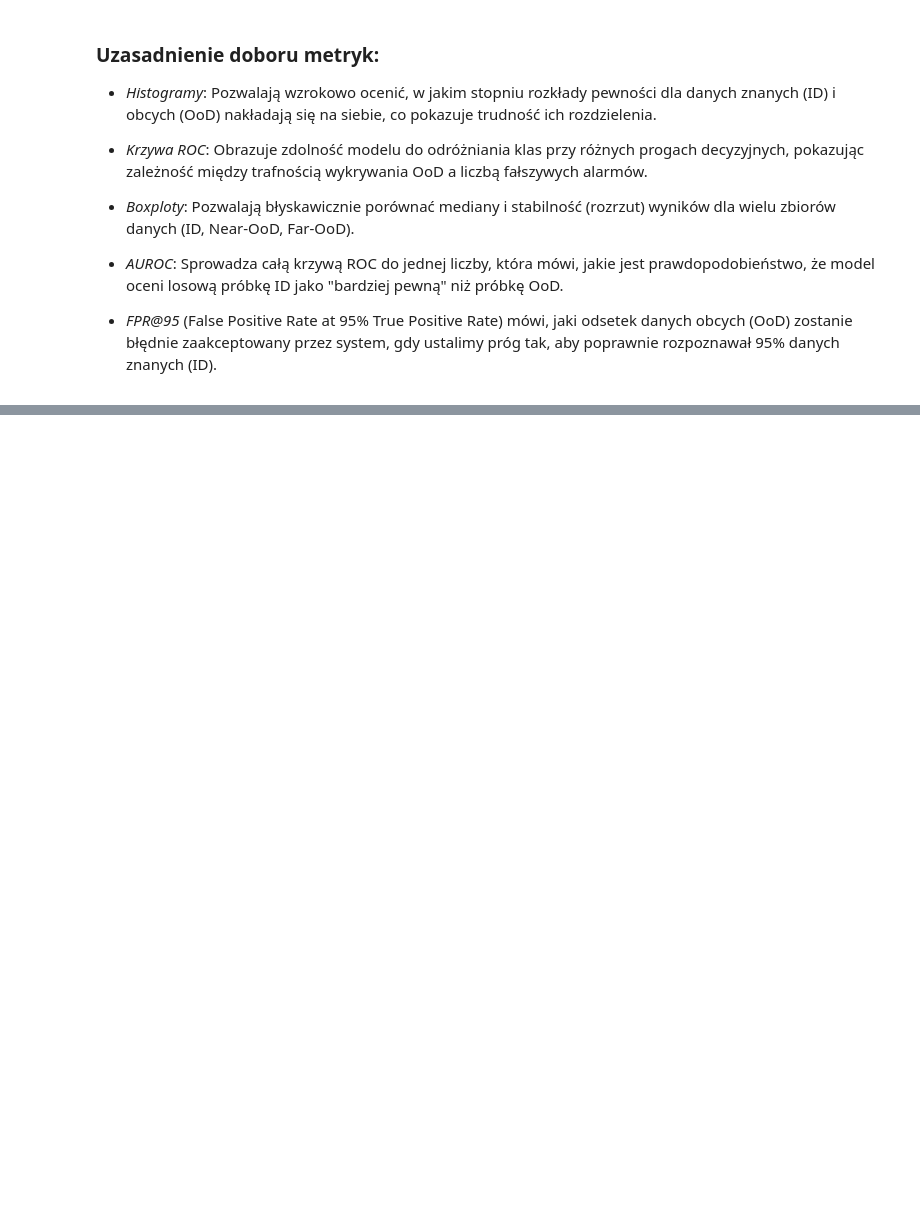
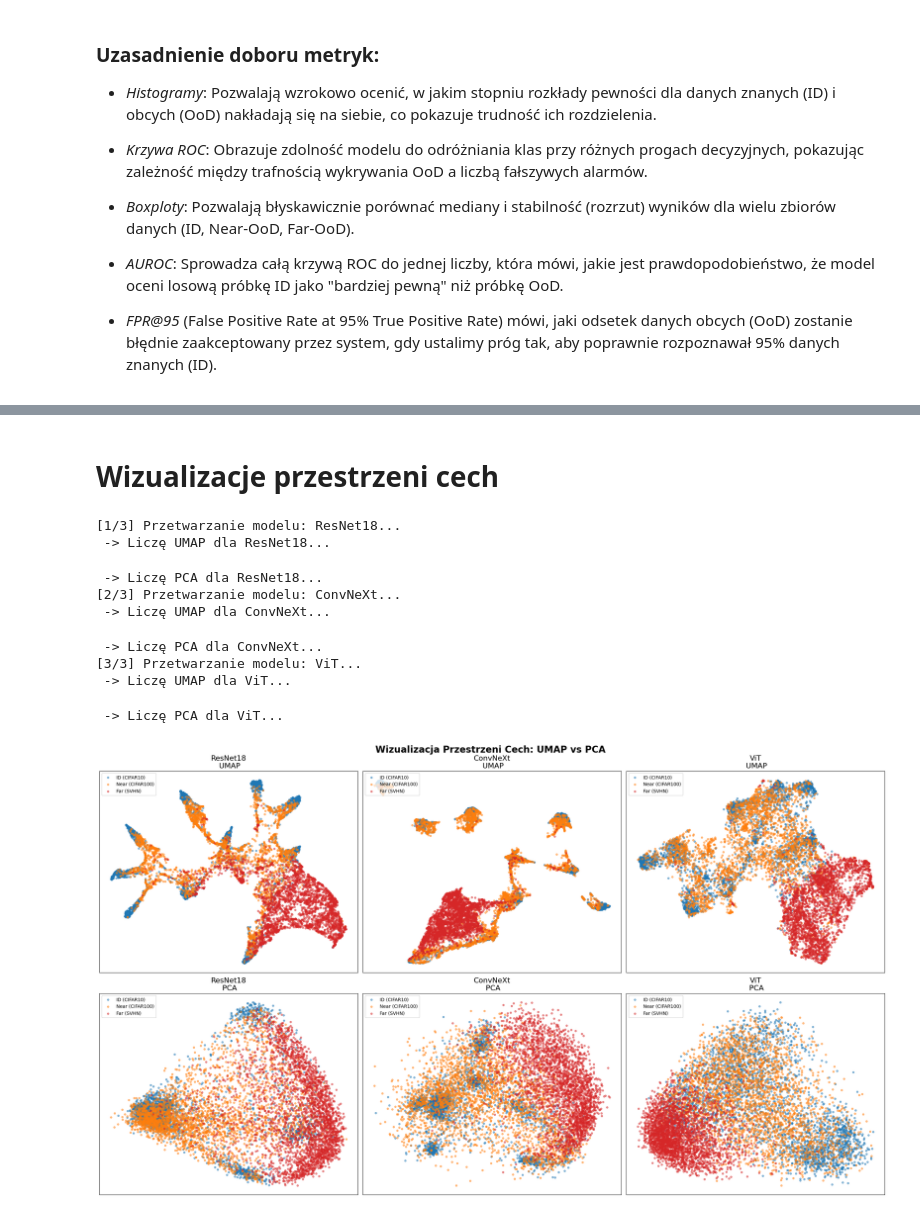
Before and after one commit to Gosiuniunia/Sieci-neuronowe, a Jupyter notebook: OOD_experiments.ipynb, the cells around one changed output, grey strips where cells are left out. Saved outputs shown, nothing was run; the diff lists cells and outputs as text; code cells hidden in the pictures; blank space fills up the shorter version.

```diff
--- a/OOD_experiments.ipynb
+++ b/OOD_experiments.ipynb
@@ -903,0 +1051,76 @@ ANALIZA MODELU: ConvNeXt
+# %% [markdown]
+# Wizualizacje przestrzeni cech
+# %%
+def get_embeddings(model, loader, device, limit=500):
+    model.eval()
+    feats = []
+
+    with torch.no_grad():
+      for i,(img, _) in enumerate(loader):
+        _, f = model(img.to(device), return_features=True)
+        feats.append(f.cpu().numpy())
+
+        if (i + 1) * loader.batch_size >= limit:
+          break
+
+    return np.concatenate(feats)
+
+n_samples = 3000
+num_models = 3
+
+fig, axes = plt.subplots(2, num_models, figsize=(8 * num_models, 14))
+fig.suptitle("Wizualizacja Przestrzeni Cech: UMAP vs PCA ", fontsize=20, fontweight='bold')
+
+for i, (model_name, model) in enumerate(models_to_test.items()):
+    print(f"[{i+1}/{num_models}] Przetwarzanie modelu: {model_name}...")
+
+    f_id = get_embeddings(model, loader_id, device, limit=n_samples)
+    f_near = get_embeddings(model, loader_near, device, limit=n_samples)
+    f_far = get_embeddings(model, loader_far, device, limit=n_samples)
+
+    X = np.concatenate([f_id, f_near, f_far])
+    labels = (['ID (CIFAR10)'] * len(f_id) +
+              ['Near (CIFAR100)'] * len(f_near) +
+              ['Far (SVHN)'] * len(f_far))
+
+    colors_map = {'ID (CIFAR10)': '#1f77b4', 'Near (CIFAR100)': '#ff7f0e', 'Far (SVHN)': '#d62728'}
+
+    print(f" -> Liczę UMAP dla {model_name}...")
+    reducer_umap = umap.UMAP(n_neighbors=15, min_dist=0.1, random_state=42)
+    emb_umap = reducer_umap.fit_transform(X)
+
+    ax_u = axes[0, i] if num_models > 1 else axes[0]
+    for label, color in colors_map.items():
+        indices = [j for j, l in enumerate(labels) if l == label]
+        ax_u.scatter(emb_umap[indices, 0], emb_umap[indices, 1], c=color, label=label, s=15, alpha=0.5)
+    ax_u.set_title(f"{model_name}\n UMAP", fontsize=16)
+    ax_u.set_xticks([]); ax_u.set_yticks([])
+
+    print(f" -> Liczę PCA dla {model_name}...")
+    reducer_pca = PCA(n_components=2)
+    emb_pca = reducer_pca.fit_transform(X)
+
+    ax_p = axes[1, i] if num_models > 1 else axes[1]
+    for label, color in colors_map.items():
+        indices = [j for j, l in enumerate(labels) if l == label]
+        ax_p.scatter(emb_pca[indices, 0], emb_pca[indices, 1], c=color, label=label, s=15, alpha=0.5)
+    ax_p.set_title(f"{model_name}\n PCA", fontsize=16)
+    ax_p.set_xticks([]); ax_p.set_yticks([])
+
+    ax_u.legend(loc='upper left')
+    ax_p.legend(loc='upper left')
+
+plt.tight_layout()
+plt.savefig(os.path.join(plots_dir, "feature_space_comparison.png"), dpi=150)
+plt.show()
+# %% [output]
+[1/3] Przetwarzanie modelu: ResNet18...
+ -> Liczę UMAP dla ResNet18...
+ -> Liczę PCA dla ResNet18...
+[2/3] Przetwarzanie modelu: ConvNeXt...
+ -> Liczę UMAP dla ConvNeXt...
+ -> Liczę PCA dla ConvNeXt...
+[3/3] Przetwarzanie modelu: ViT...
+ -> Liczę UMAP dla ViT...
+ -> Liczę PCA dla ViT...
+[figure, added]
```
Also changed, not shown: parts of 15 cells of this notebook.
